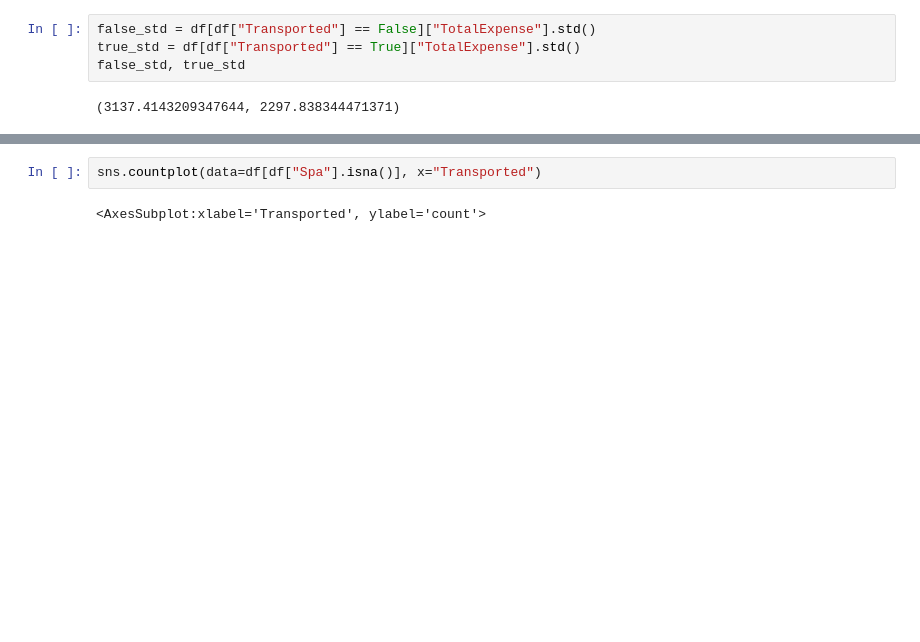
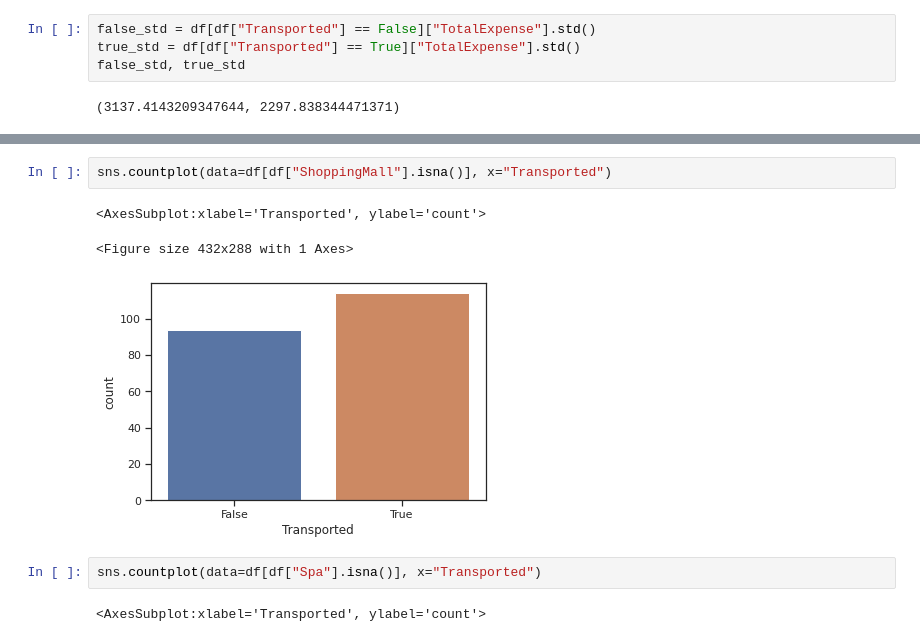
Before and after one commit to MalayAgr/Kaggle-Spaceship-Titanic, a Jupyter notebook: eda.ipynb, the cells around one changed output, grey strips where cells are left out. Drawn from its saved outputs; the diff is of its cells as text; blank space fills up the shorter version.

```diff
--- a/eda.ipynb
+++ b/eda.ipynb
@@ -644,3 +654,9 @@ Since there are no null values in `TotalExpense`, let's pick `Spa` and do a null
+# %%
+sns.countplot(data=df[df["ShoppingMall"].isna()], x="Transported")
+# %% [output]
+<AxesSubplot:xlabel='Transported', ylabel='count'>
+<Figure size 432x288 with 1 Axes>
+[figure, added]
 # %%
 sns.countplot(data=df[df["Spa"].isna()], x="Transported")
 # %% [output]
```
Also changed, not shown: parts of 92 cells of this notebook.
